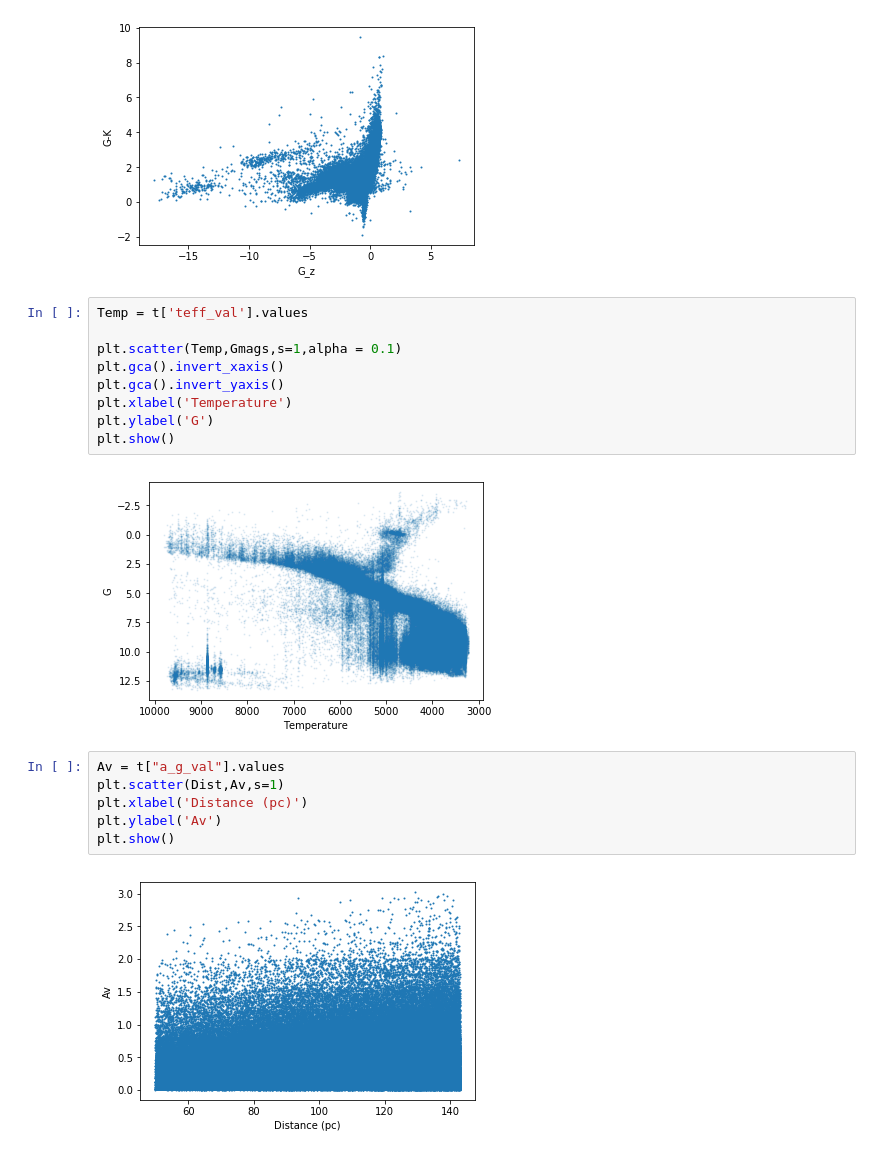
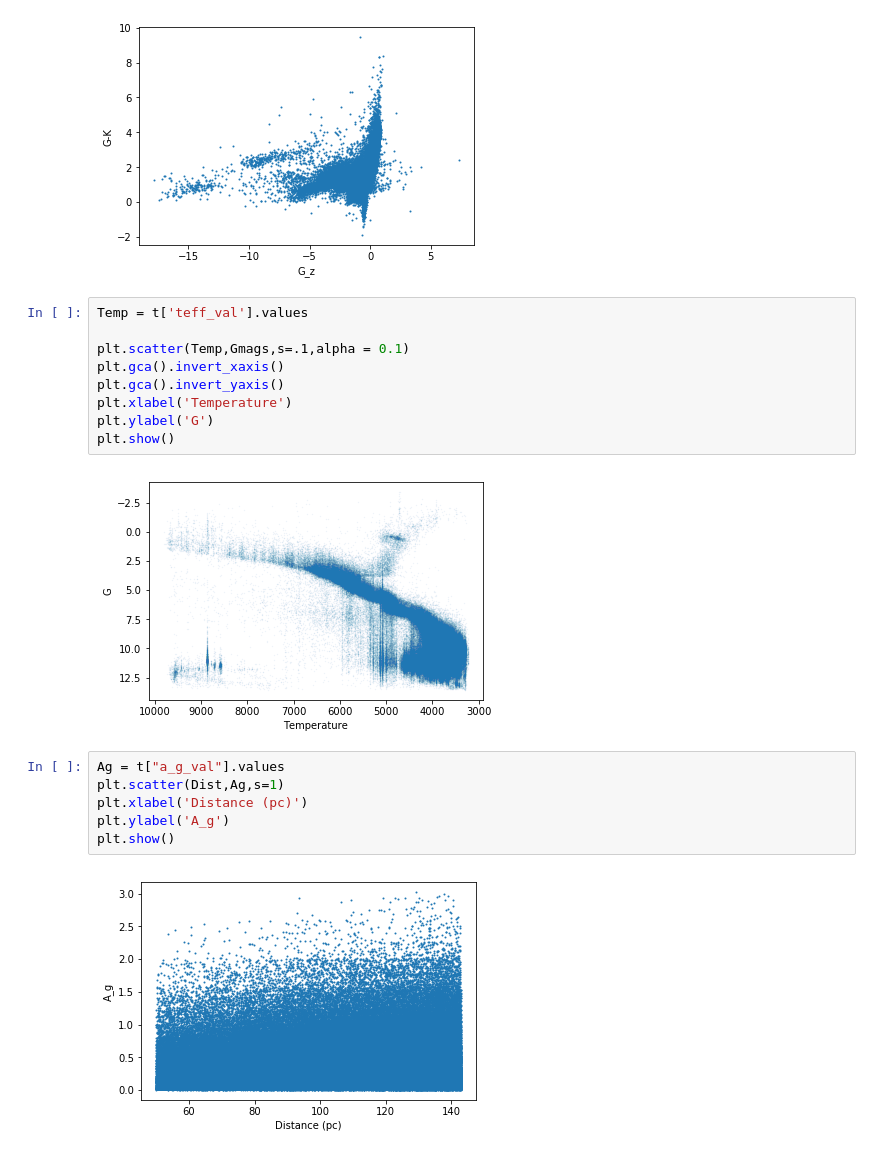
Before and after one commit to leemundy/GAIA, a Jupyter notebook: Work-Areas/rpopescu/notebook/Templates3.ipynb, the cells around one changed output. Cells and saved outputs as stored; diff of their text form.

```diff
--- a/Work-Areas/rpopescu/notebook/Templates3.ipynb
+++ b/Work-Areas/rpopescu/notebook/Templates3.ipynb
@@ -430,19 +520,19 @@ plt.show()
 # %%
 Temp = t['teff_val'].values
 
-plt.scatter(Temp,Gmags,s=1,alpha = 0.1)
+plt.scatter(Temp,Gmags,s=.1,alpha = 0.1)
 plt.gca().invert_xaxis()
 plt.gca().invert_yaxis()
 plt.xlabel('Temperature')
 plt.ylabel('G')
 plt.show()
 # %% [output]
-[figure, old version]
+[figure, new version]
 # %%
-Av = t["a_g_val"].values
-plt.scatter(Dist,Av,s=1)
+Ag = t["a_g_val"].values
+plt.scatter(Dist,Ag,s=1)
 plt.xlabel('Distance (pc)')
-plt.ylabel('Av')
+plt.ylabel('A_g')
 plt.show()
 # %% [output]
-[figure, old version]
+[figure, new version]
```
Also changed, not shown: parts of 15 cells of this notebook.
